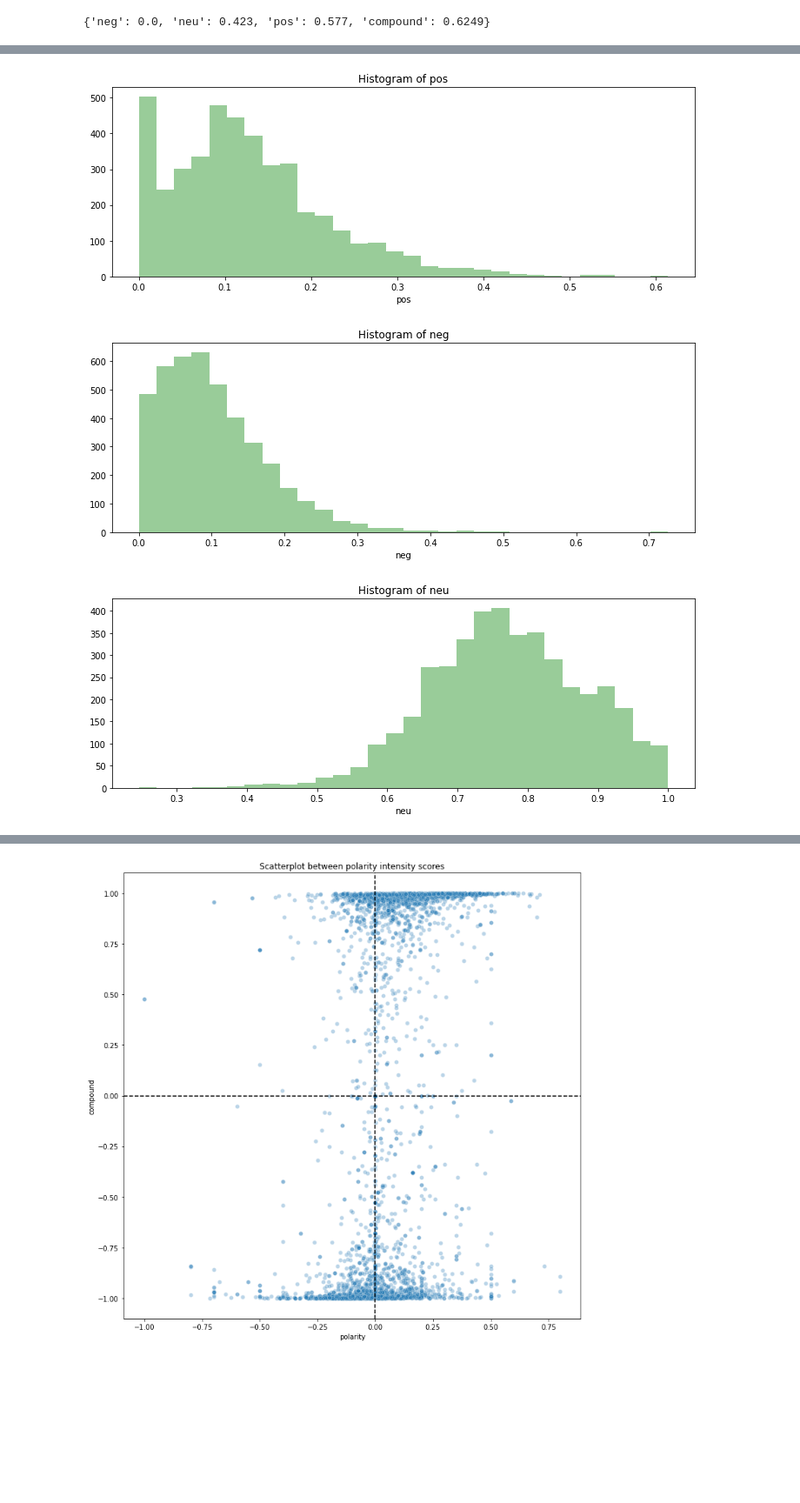
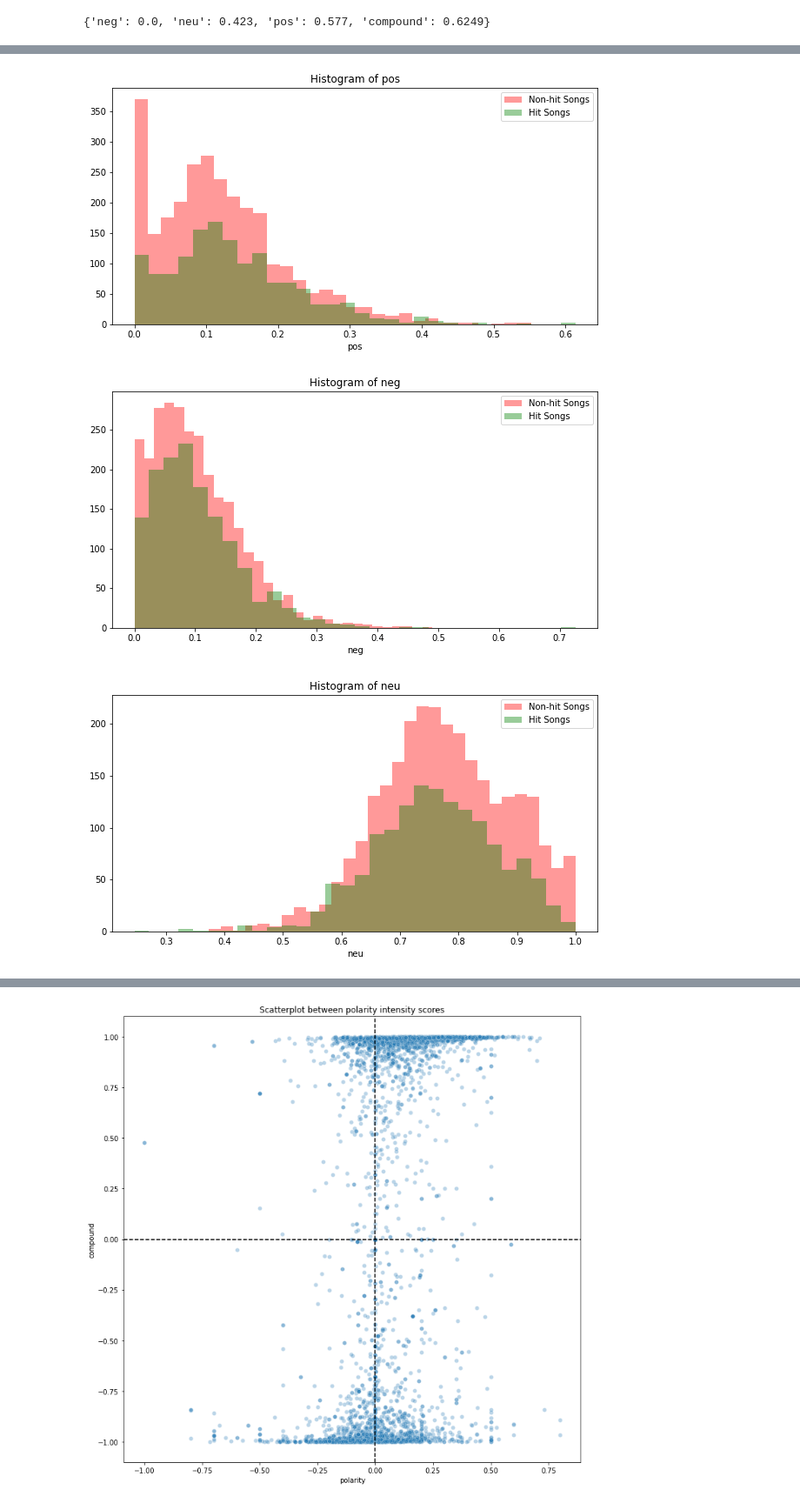
Before and after one commit to arora-ansh/HitPredictor-ML-Project, a Jupyter notebook: sentiment_analysis.ipynb, the cells around one changed output, grey strips where cells are left out. Shown at 87% size. Drawn from its saved outputs; the diff is of its cells as text; code cells hidden in the pictures; blank space fills up the shorter version.

Commit message:
merged data + sentiment graphs

```diff
--- a/sentiment_analysis.ipynb
+++ b/sentiment_analysis.ipynb
@@ -20,0 +22,3 @@ from textblob import TextBlob
+# %%
+data = pd.read_csv("./datasets/spotify_music.csv")
+data.head()
@@ -20,0 +33,10 @@ from textblob import TextBlob
+# %%
+def convert_y(dataY):
+    y = []
+    for i in range (len(dataY)):
+        if(dataY[i] > 50):
+            y.append(0)
+        else:
+            y.append(1)
+    return np.array(y)
+data['Hit'] = convert_y(data.Rank)
@@ -32,0 +65,4 @@ df.head()
+# %%
+data = data.merge(df, how="right", on="Id")
+data.to_csv('merged_data.csv', index=False)
+data.head()
@@ -51,12 +95,15 @@ df.head()
 df[['polarity', 'subjectivity']] = df['lyrics_processed'].apply(lambda x:TextBlob(x).sentiment).to_list()
 # %%
 for var in ['pos', 'neg', 'neu', 'compound', 'polarity', 'subjectivity']:
-    plt.figure(figsize=(12,4))
-    sns.distplot(df[var], bins=30, kde=False,
-                 color='green')
+    plt.figure(figsize=(10,5))
+    sns.distplot(data[data['Hit']==0][var], bins=30, kde=False,
+                 color='red', label = "Non-hit Songs")
+    sns.distplot(data[data['Hit']==1][var], bins=30, kde=False,
+                 color='green', label = "Hit Songs")
     plt.title(f'Histogram of {var}')
-    plt.savefig(f"./plots/final/hist_{var}.png")
+    plt.legend()
+    plt.savefig(f"./plots/final/hist_{var}_hit_distinction.png")
 # %% [output]
-[figure, old version]
+[figure, new version]
-[figure, old version]
+[figure, new version]
-[figure, old version]
+[figure, new version]
```
Also changed, not shown: parts of 6 cells of this notebook, 7 other files.
